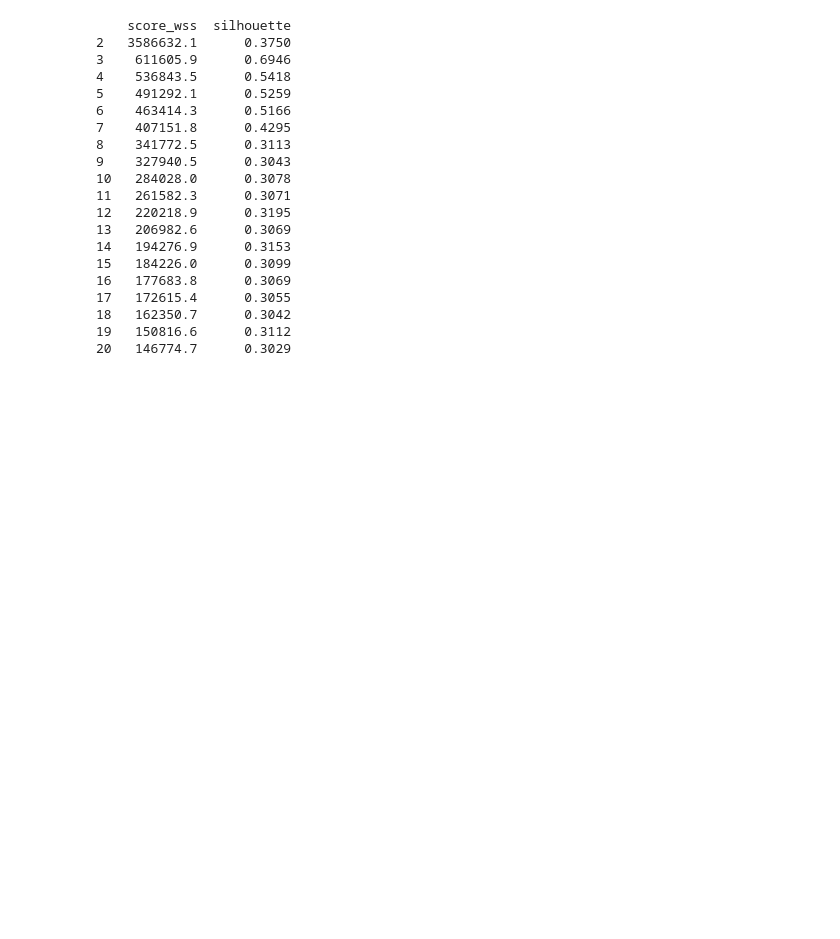
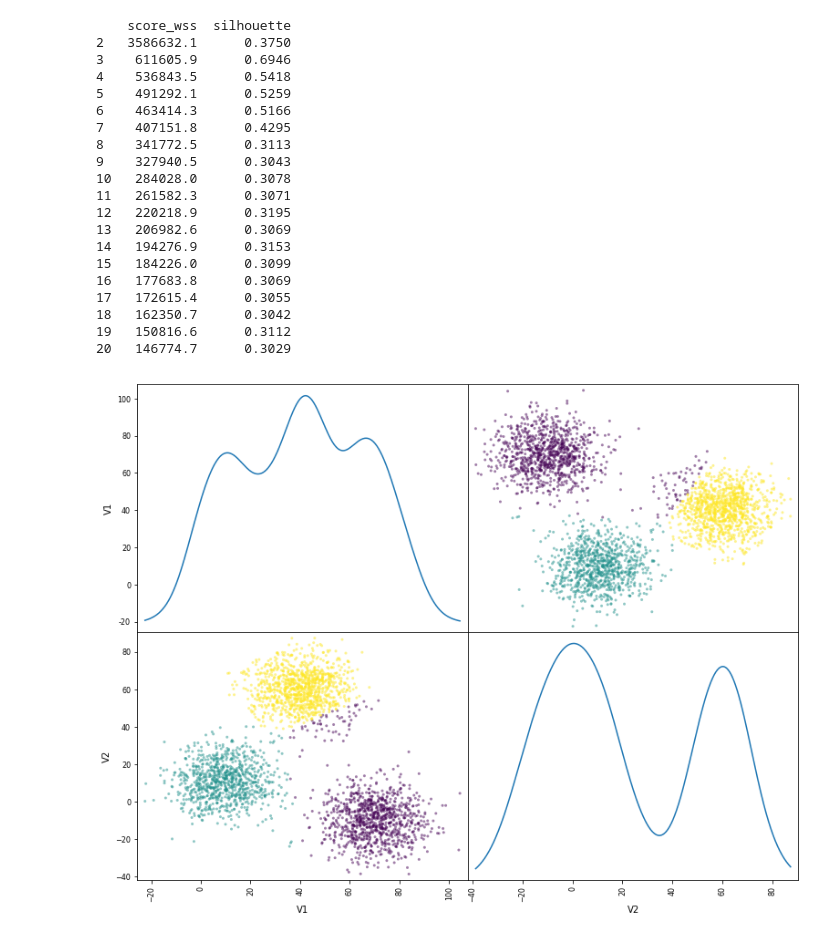
Before and after one commit to guipjfranze/DataScienceAlgorithms, a Jupyter notebook: Clustering/kmeans.ipynb, the cells around one changed output. Cells and saved outputs as stored; diff of their text form; code cells hidden in the pictures; blank space fills up the shorter version.

Commit message:
changes in clustering and add a new dataset for clustering

```diff
--- a/Clustering/kmeans.ipynb
+++ b/Clustering/kmeans.ipynb
@@ -145,3 +145,23 @@ print(final_results)
 18   162350.7      0.3042
 19   150816.6      0.3112
 20   146774.7      0.3029
+# %%
+# Setting number of clusters to the greatest value in silhouette score
+K_best = final_results['silhouette'].idxmax()
+kmeans = KMeans(n_clusters=K_best, init=init_centroids[0:K_best,:], n_init=1, max_iter=1, tol=0.0001,
+                precompute_distances='auto', verbose=0, random_state=None,
+                n_jobs=None, algorithm='auto')
+
+# Fitting the model
+kmeans.fit(X)
+
+# Importing scatter matrix
+from pandas.plotting import scatter_matrix
+
+# K-MEANS CLUSTERING
+# Plotting the scatter matrix
+spm = scatter_matrix(df, alpha=0.5, figsize=(13, 10), diagonal='kde',
+                     c=kmeans.labels_, facecolors=None)
+plt.show()
+# %% [output]
+[figure, added]
```
Also changed, not shown: parts of 1 cell of this notebook.
